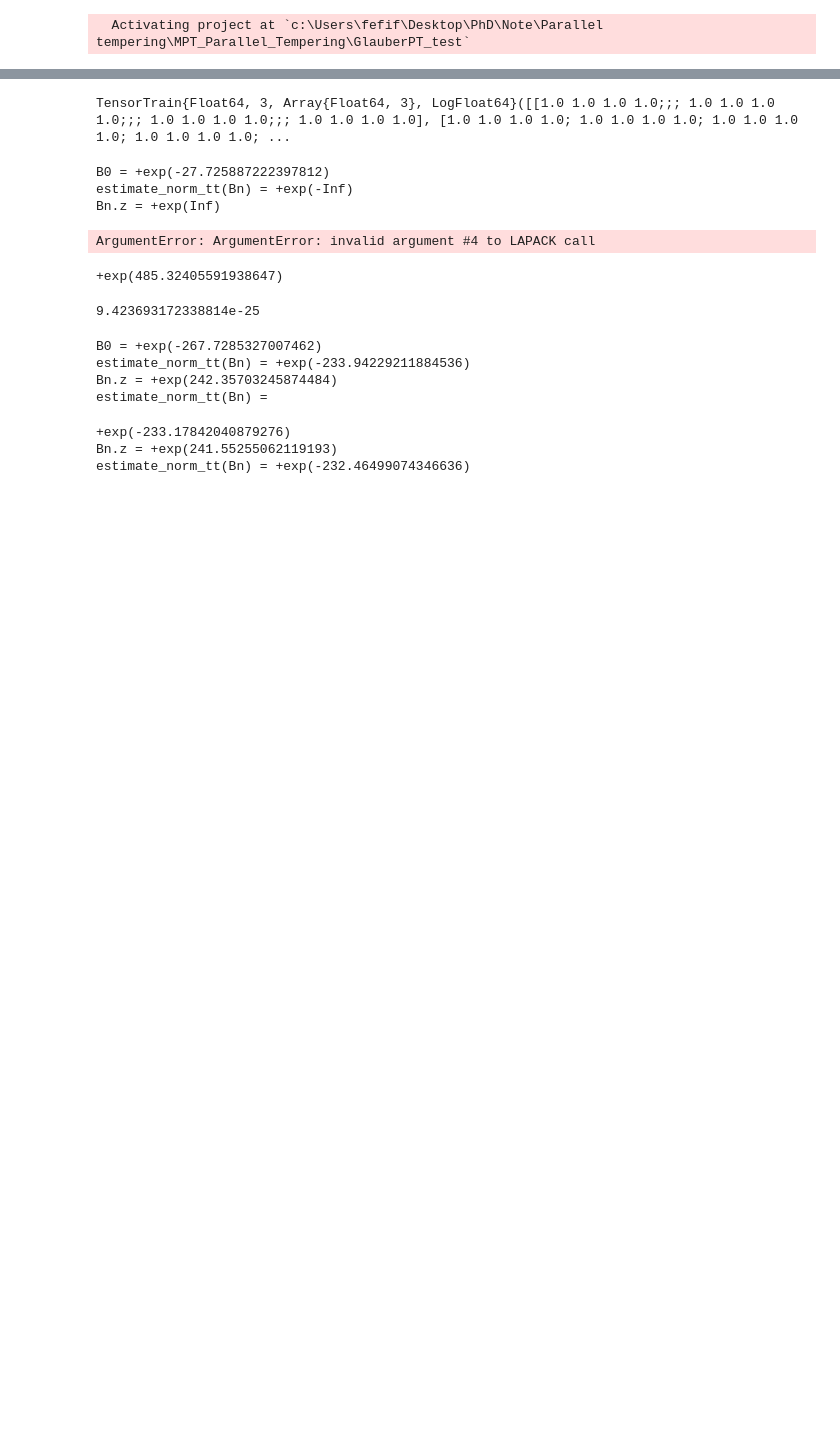
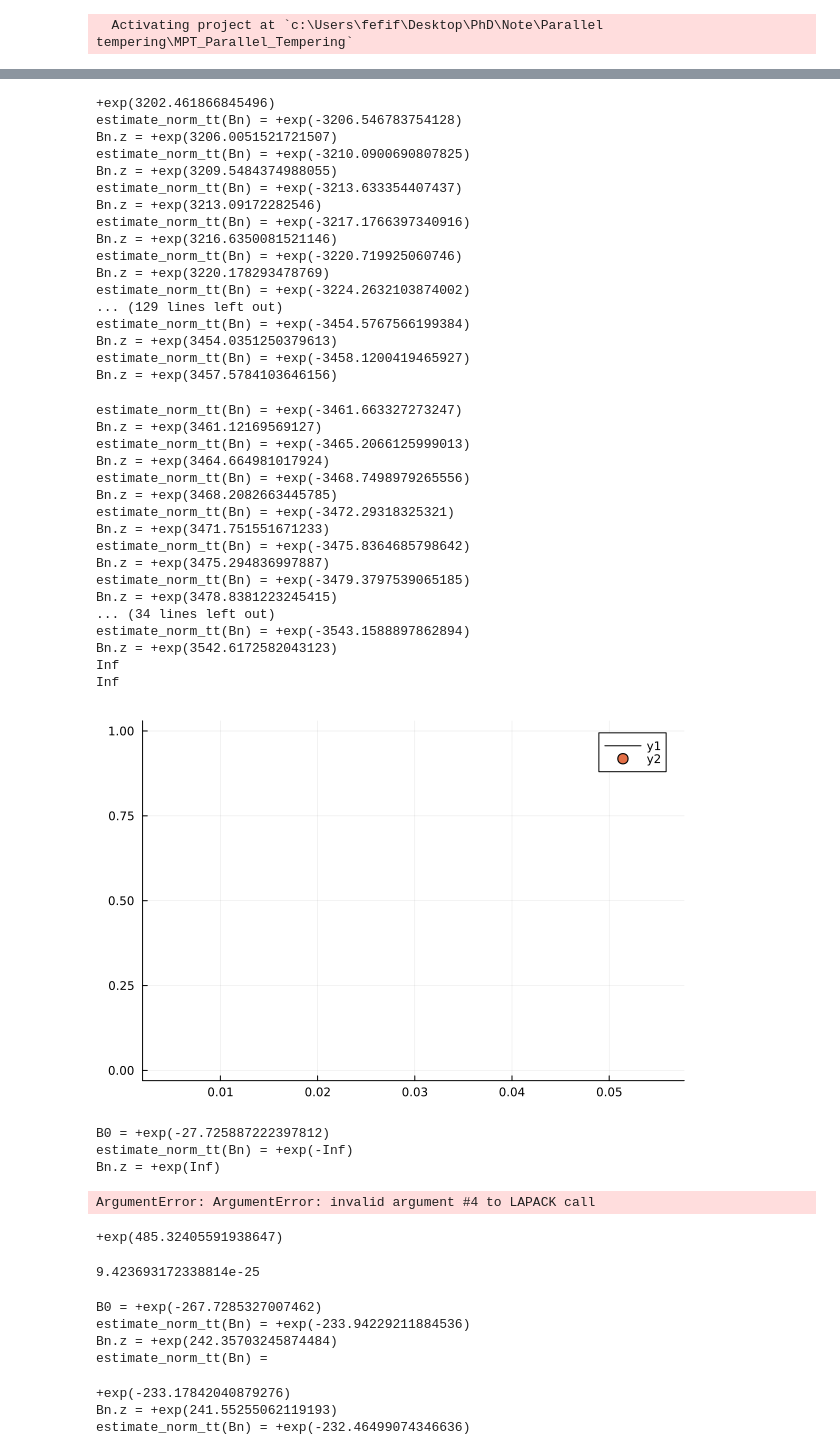
Before and after one commit to FedericoFlorio/MPT_Parallel_Tempering, a Jupyter notebook: GlauberPT_test/inverse_function_test.ipynb, the cells around one changed output, grey strips where cells are left out. Saved outputs shown, nothing was run; the diff lists cells and outputs as text; code cells hidden in the pictures; blank space fills up the shorter version.

Commit message:
tests for inverse tensor train

```diff
--- a/GlauberPT_test/inverse_function_test.ipynb
+++ b/GlauberPT_test/inverse_function_test.ipynb
@@ -1,8 +1,8 @@
 # %%
 using Pkg
-Pkg.activate(".")
+Pkg.activate("..")
 # %% [output]
-  Activating project at `c:\Users\fefif\Desktop\PhD\Note\Parallel tempering\MPT_Parallel_Tempering\GlauberPT_test`
+  Activating project at `c:\Users\fefif\Desktop\PhD\Note\Parallel tempering\MPT_Parallel_Tempering`
 # %%
 using Revise
 # Tensor_trains
@@ -13,18 +13,34 @@ using Random, Statistics, Distributions
 using Plots, Colors
 using GlauberPT
 # %%
-# Revise.revise()
+Revise.revise()
 
-B = rand_tt(6, 20, 2, 2)
-B.z = exp(-100)
-absorb_z_into_matrices!(B)
-B = B + identity_tensor_train(B)
-B_inv = inverse_tt(B, 7; steps=150)
+B = rand_tt(1, 4, 2)
+@show normalization(B)
+# B.z = exp(-100)
+# absorb_z_into_matrices!(B)
+# B = B + identity_tensor_train(B)
+B_inv = GlauberPT.inverse_tt_old(B, 3; steps=1000)
+# (B_inv, z_acc) = inverse_tt(B, 30; steps=20)
+# B_inv.z *= z_acc
 
-X = [[(rand(1:2), rand(1:2)) for i in 1:length(B)] for _ in 1:1000]
+X = [[rand(1:2) for i in 1:length(B)] for _ in 1:1000]
 error_sample = maximum(abs.([evaluate(B,x) for x in X] .- [1/evaluate(B_inv,x) for x in X]))
 avg_error = mean(abs.([evaluate(B,x) for x in X] .- [1/evaluate(B_inv,x) for x in X]))
 println(avg_error)
 println(error_sample)
-scatter([1/evaluate(B_inv,x) for x in X], [evaluate(B,x) for x in X])
+Bx = [evaluate(B,x) for x in X]
+B_invx = [evaluate(B_inv,x) for x in X]
+@assert !any(any(isinf, bx) for bx in Bx)
+@assert !any(any(isinf, b_invx) for b_invx in B_invx)
+@assert !any(any(isnan, bx) for bx in Bx)
+@assert !any(any(isnan, b_invx) for b_invx in B_invx)
+# scatter(Bx .* B_invx)
+xmin = argmin(Bx)
+xmax = argmax(Bx)
+linex = [Bx[xmin], Bx[xmax]]
+liney = [1/B_invx[xmin], 1/B_invx[xmax]]
+plot(linex, liney, color=:black)
+scatter!(Bx, 1 ./ B_invx)
+# Bx .* B_invx
 # %% [output]
@@ -41,7 +183,38 @@ ArgumentError: ArgumentError: invalid argument #4 to LAPACK call
++exp(3202.461866845496)
+estimate_norm_tt(Bn) = +exp(-3206.546783754128)
+Bn.z = +exp(3206.0051521721507)
+estimate_norm_tt(Bn) = +exp(-3210.0900690807825)
+Bn.z = +exp(3209.5484374988055)
+estimate_norm_tt(Bn) = +exp(-3213.633354407437)
+Bn.z = +exp(3213.09172282546)
+estimate_norm_tt(Bn) = +exp(-3217.1766397340916)
+Bn.z = +exp(3216.6350081521146)
+estimate_norm_tt(Bn) = +exp(-3220.719925060746)
+Bn.z = +exp(3220.178293478769)
+estimate_norm_tt(Bn) = +exp(-3224.2632103874002)
+... (129 lines left out)
+estimate_norm_tt(Bn) = +exp(-3454.5767566199384)
+Bn.z = +exp(3454.0351250379613)
+estimate_norm_tt(Bn) = +exp(-3458.1200419465927)
+Bn.z = +exp(3457.5784103646156)
+estimate_norm_tt(Bn) = +exp(-3461.663327273247)
+Bn.z = +exp(3461.12169569127)
+estimate_norm_tt(Bn) = +exp(-3465.2066125999013)
+Bn.z = +exp(3464.664981017924)
+estimate_norm_tt(Bn) = +exp(-3468.7498979265556)
+Bn.z = +exp(3468.2082663445785)
+estimate_norm_tt(Bn) = +exp(-3472.29318325321)
+Bn.z = +exp(3471.751551671233)
+estimate_norm_tt(Bn) = +exp(-3475.8364685798642)
+Bn.z = +exp(3475.294836997887)
+estimate_norm_tt(Bn) = +exp(-3479.3797539065185)
+Bn.z = +exp(3478.8381223245415)
+... (34 lines left out)
+estimate_norm_tt(Bn) = +exp(-3543.1588897862894)
+Bn.z = +exp(3542.6172582043123)
+Inf
+Inf
+[figure, added]
-# %%
-B = flat_tt(4, 20, 4)
-# %% [output]
-TensorTrain{Float64, 3, Array{Float64, 3}, LogFloat64}([[1.0 1.0 1.0 1.0;;; 1.0 1.0 1.0 1.0;;; 1.0 1.0 1.0 1.0;;; 1.0 1.0 1.0 1.0], [1.0 1.0 1.0 1.0; 1.0 1.0 1.0 1.0; 1.0 1.0 1.0 1.0; 1.0 1.0 1.0 1.0; ...
 # %%
 Revise.revise()
 
```
Also changed, not shown: parts of 1 cell of this notebook, 2 other files.
